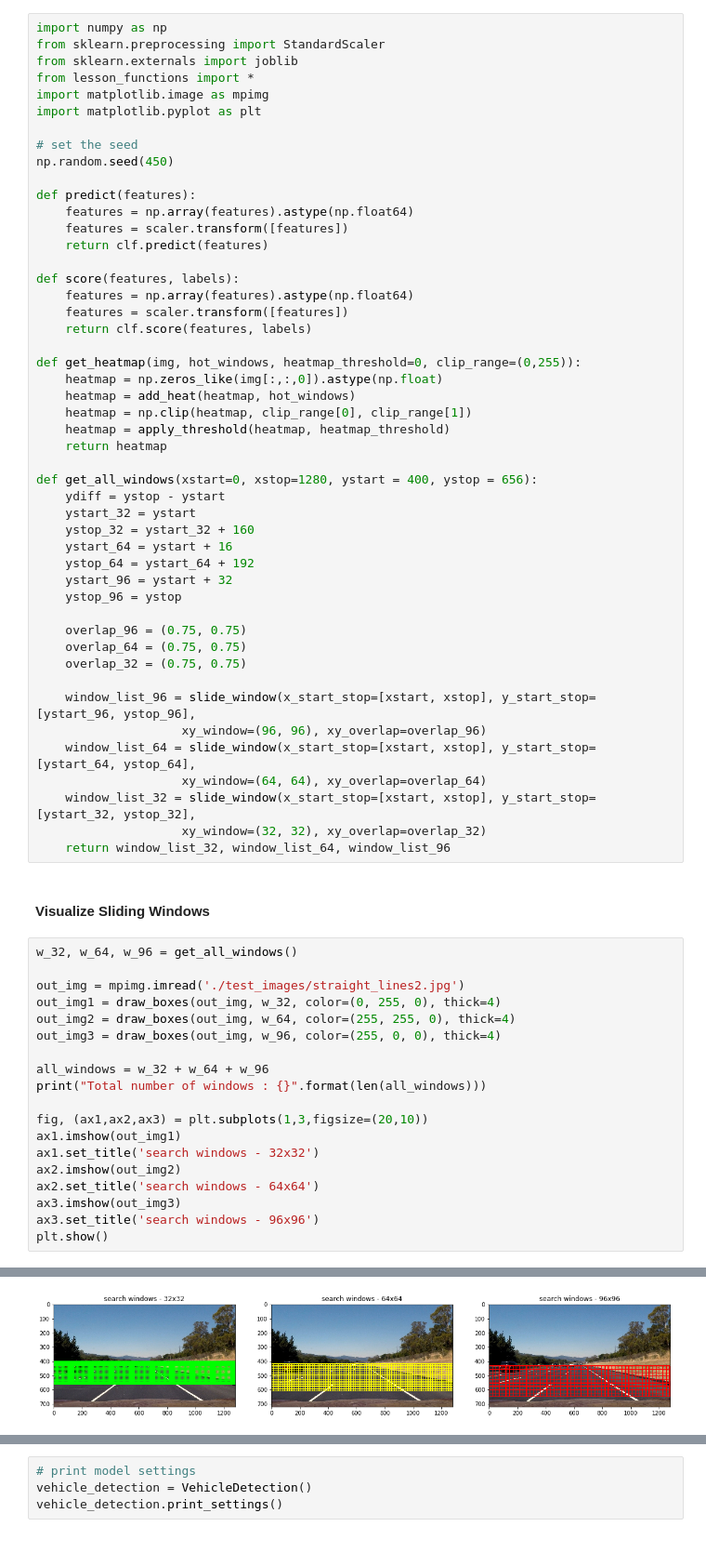
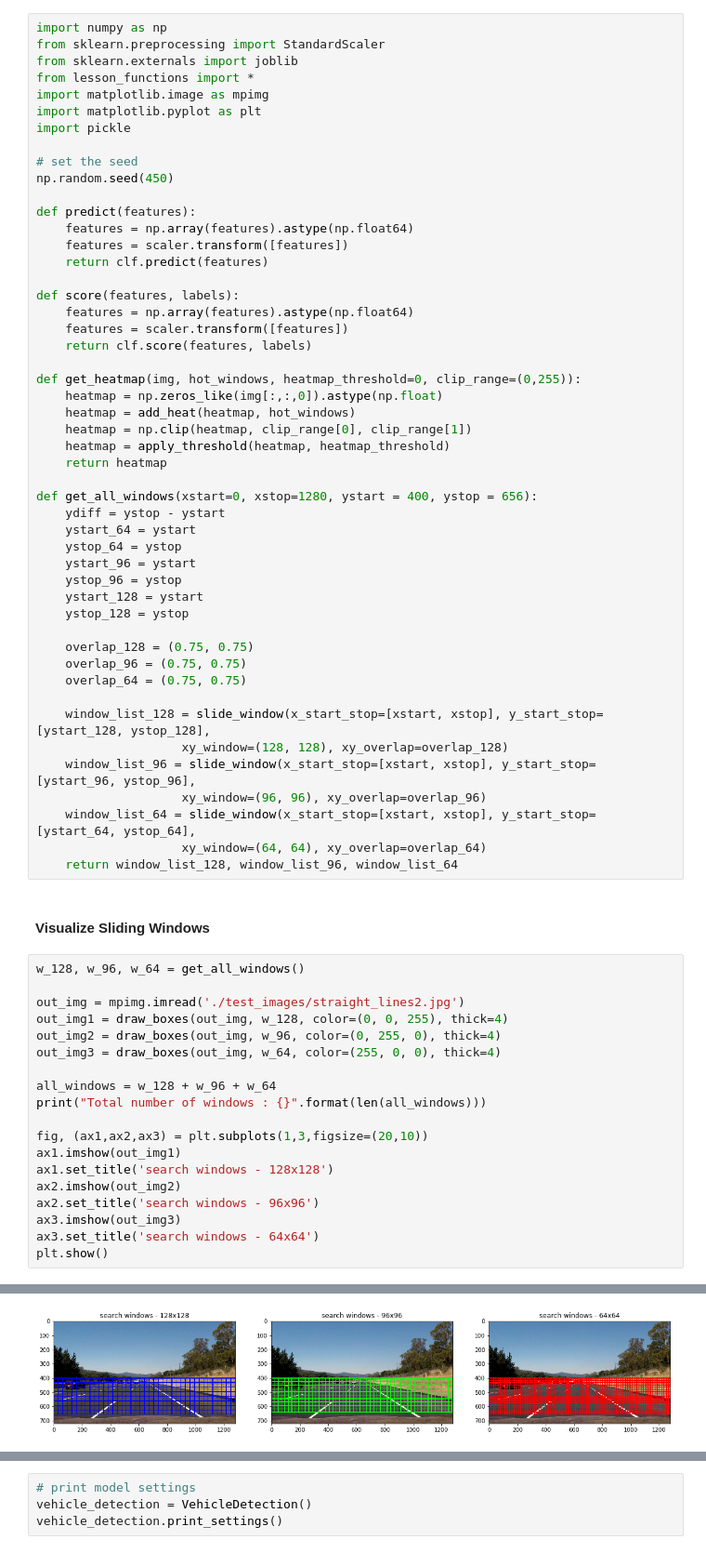
Before and after one commit to rajeshb/SelfDrivingCar, a Jupyter notebook: T1P5-Vehicle-Tracking/P5 - Vehicle Detection - Detect Vehicles.ipynb, the cells around one changed output, grey strips where cells are left out. Shown at 93% size. Saved outputs shown, nothing was run; the diff lists cells and outputs as text.

```diff
--- a/T1P5-Vehicle-Tracking/P5 - Vehicle Detection - Detect Vehicles.ipynb
+++ b/T1P5-Vehicle-Tracking/P5 - Vehicle Detection - Detect Vehicles.ipynb
@@ -5,6 +5,7 @@ from sklearn.externals import joblib
 from lesson_functions import *
 import matplotlib.image as mpimg
 import matplotlib.pyplot as plt
+import pickle
 
 # set the seed
 np.random.seed(450)
@@ -28,43 +29,43 @@ def get_heatmap(img, hot_windows, heatmap_threshold=0, clip_range=(0,255)):
 
 def get_all_windows(xstart=0, xstop=1280, ystart = 400, ystop = 656):
     ydiff = ystop - ystart
-    ystart_32 = ystart
-    ystop_32 = ystart_32 + 160
-    ystart_64 = ystart + 16
-    ystop_64 = ystart_64 + 192
-    ystart_96 = ystart + 32
+    ystart_64 = ystart
+    ystop_64 = ystop
+    ystart_96 = ystart
     ystop_96 = ystop
+    ystart_128 = ystart
+    ystop_128 = ystop
 
+    overlap_128 = (0.75, 0.75)
     overlap_96 = (0.75, 0.75)
     overlap_64 = (0.75, 0.75)
-    overlap_32 = (0.75, 0.75)
 
+    window_list_128 = slide_window(x_start_stop=[xstart, xstop], y_start_stop=[ystart_128, ystop_128],
+                    xy_window=(128, 128), xy_overlap=overlap_128)
     window_list_96 = slide_window(x_start_stop=[xstart, xstop], y_start_stop=[ystart_96, ystop_96],
                     xy_window=(96, 96), xy_overlap=overlap_96)
     window_list_64 = slide_window(x_start_stop=[xstart, xstop], y_start_stop=[ystart_64, ystop_64],
                     xy_window=(64, 64), xy_overlap=overlap_64)
-    window_list_32 = slide_window(x_start_stop=[xstart, xstop], y_start_stop=[ystart_32, ystop_32],
-                    xy_window=(32, 32), xy_overlap=overlap_32)
-    return window_list_32, window_list_64, window_list_96
+    return window_list_128, window_list_96, window_list_64
 # %% [markdown]
 #### Visualize Sliding Windows
 # %%
-w_32, w_64, w_96 = get_all_windows()
+w_128, w_96, w_64 = get_all_windows()
 
 out_img = mpimg.imread('./test_images/straight_lines2.jpg')
-out_img1 = draw_boxes(out_img, w_32, color=(0, 255, 0), thick=4)
-out_img2 = draw_boxes(out_img, w_64, color=(255, 255, 0), thick=4)
-out_img3 = draw_boxes(out_img, w_96, color=(255, 0, 0), thick=4)
+out_img1 = draw_boxes(out_img, w_128, color=(0, 0, 255), thick=4)
+out_img2 = draw_boxes(out_img, w_96, color=(0, 255, 0), thick=4)
+out_img3 = draw_boxes(out_img, w_64, color=(255, 0, 0), thick=4)
 
-all_windows = w_32 + w_64 + w_96
+all_windows = w_128 + w_96 + w_64
 print("Total number of windows : {}".format(len(all_windows)))
 
 fig, (ax1,ax2,ax3) = plt.subplots(1,3,figsize=(20,10))
 ax1.imshow(out_img1)
-ax1.set_title('search windows - 32x32')
+ax1.set_title('search windows - 128x128')
 ax2.imshow(out_img2)
-ax2.set_title('search windows - 64x64')
+ax2.set_title('search windows - 96x96')
 ax3.imshow(out_img3)
-ax3.set_title('search windows - 96x96')
+ax3.set_title('search windows - 64x64')
 plt.show()
 # %% [output]
@@ -72,3 +73,3 @@ Total number of windows : 3662
-[figure, old version]
+[figure, new version]
 # %%
 class VehicleDetection:
```
Also changed, not shown: parts of 4 cells of this notebook.
